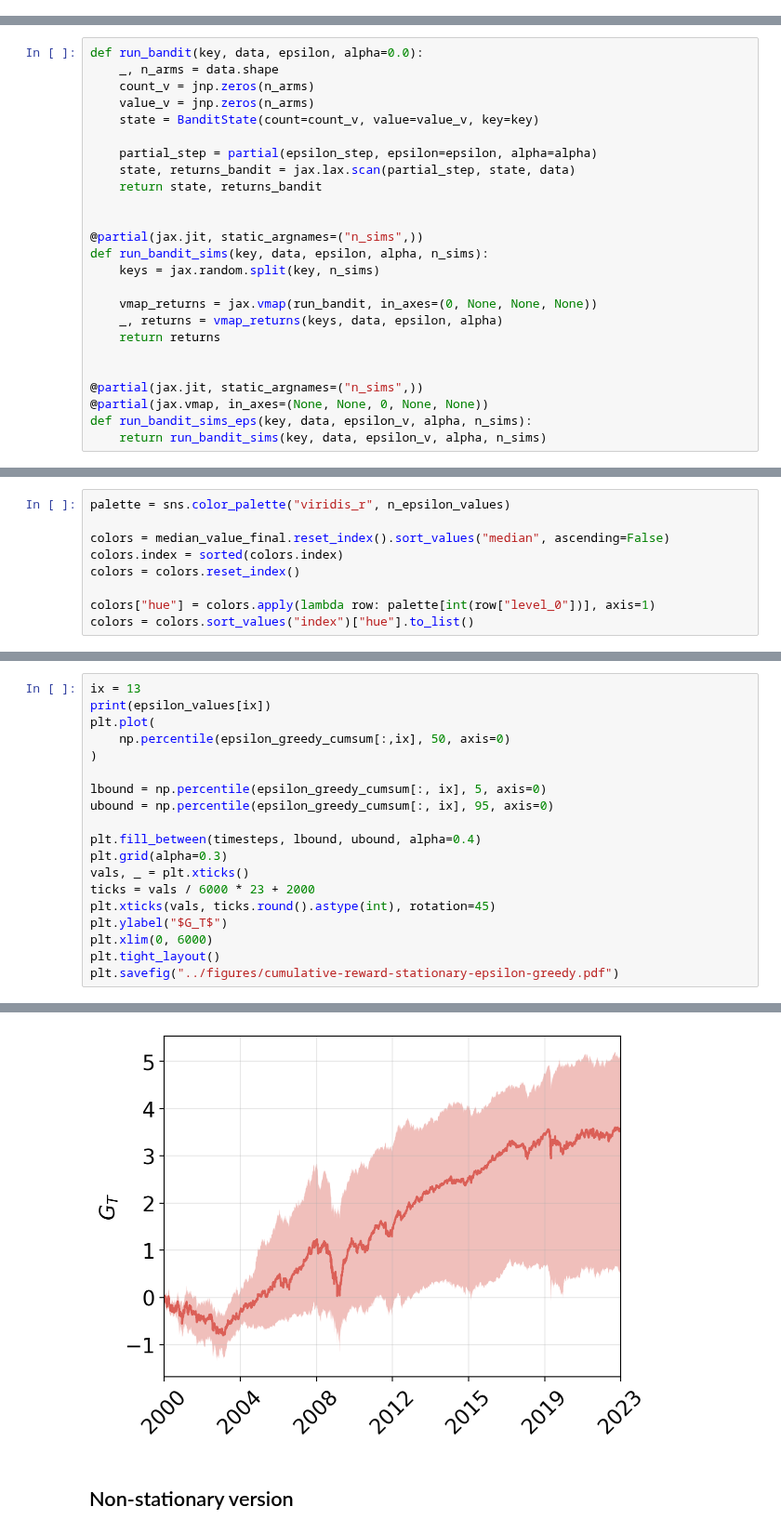
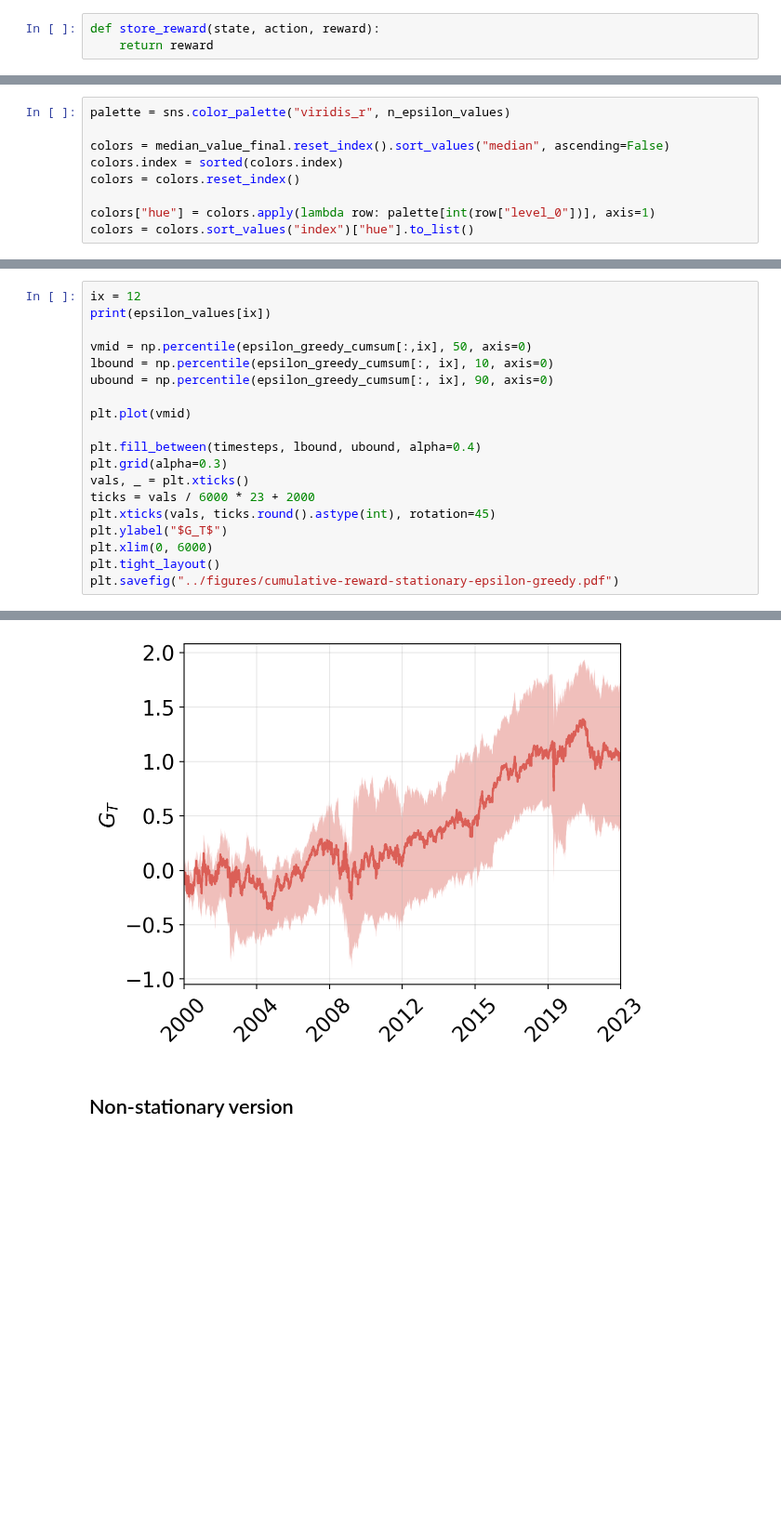
Before and after one commit to sapienzaio/online-ml-finance, a Jupyter notebook: 06-reinforcement-learning/epsilon-greedy-strategy.ipynb, the cells around one changed output, grey strips where cells are left out. Shown at 93% size. Drawn from its saved outputs; the diff is of its cells as text; blank space fills up the shorter version.

Commit message:
rl-fix: epsilon-greedy-strategy

```diff
--- a/06-reinforcement-learning/epsilon-greedy-strategy.ipynb
+++ b/06-reinforcement-learning/epsilon-greedy-strategy.ipynb
@@ -141,0 +103,3 @@ def epsilon_step(
+# %%
+def store_reward(state, action, reward):
+    return reward
@@ -149,31 +179,6 @@ plt.plot(returns_bandit.cumsum())
 plt.grid(alpha=0.3)
 # %% [output]
 [figure]
-# %%
-def run_bandit(key, data, epsilon, alpha=0.0):
-    _, n_arms = data.shape
-    count_v = jnp.zeros(n_arms)
-    value_v = jnp.zeros(n_arms)
-    state = BanditState(count=count_v, value=value_v, key=key)
-
-    partial_step = partial(epsilon_step, epsilon=epsilon, alpha=alpha)
-    state, returns_bandit = jax.lax.scan(partial_step, state, data)
-    return state, returns_bandit
-
-
-@partial(jax.jit, static_argnames=("n_sims",))
-def run_bandit_sims(key, data, epsilon, alpha, n_sims):
-    keys = jax.random.split(key, n_sims)
-
-    vmap_returns = jax.vmap(run_bandit, in_axes=(0, None, None, None))
-    _, returns = vmap_returns(keys, data, epsilon, alpha)
-    return returns
-
-
-@partial(jax.jit, static_argnames=("n_sims",))
-@partial(jax.vmap, in_axes=(None, None, 0, None, None))
-def run_bandit_sims_eps(key, data, epsilon_v, alpha, n_sims):
-    return run_bandit_sims(key, data, epsilon_v, alpha, n_sims)
 # %%
 %%time
 n_simulations = 100
@@ -277,12 +282,12 @@ plt.savefig("../figures/stationary-bandit-reward.pdf")
 # %%
-ix = 13
+ix = 12
 print(epsilon_values[ix])
-plt.plot(
-    np.percentile(epsilon_greedy_cumsum[:,ix], 50, axis=0)
-)
 
-lbound = np.percentile(epsilon_greedy_cumsum[:, ix], 5, axis=0)
-ubound = np.percentile(epsilon_greedy_cumsum[:, ix], 95, axis=0)
+vmid = np.percentile(epsilon_greedy_cumsum[:,ix], 50, axis=0)
+lbound = np.percentile(epsilon_greedy_cumsum[:, ix], 10, axis=0)
+ubound = np.percentile(epsilon_greedy_cumsum[:, ix], 90, axis=0)
+
+plt.plot(vmid)
 
 plt.fill_between(timesteps, lbound, ubound, alpha=0.4)
 plt.grid(alpha=0.3)
@@ -298,3 +303,3 @@ plt.savefig("../figures/cumulative-reward-stationary-epsilon-greedy.pdf")
-[figure, old version]
+[figure, new version]
 # %% [markdown]
 ## Non-stationary version
```
Also changed, not shown: parts of 24 cells of this notebook.
